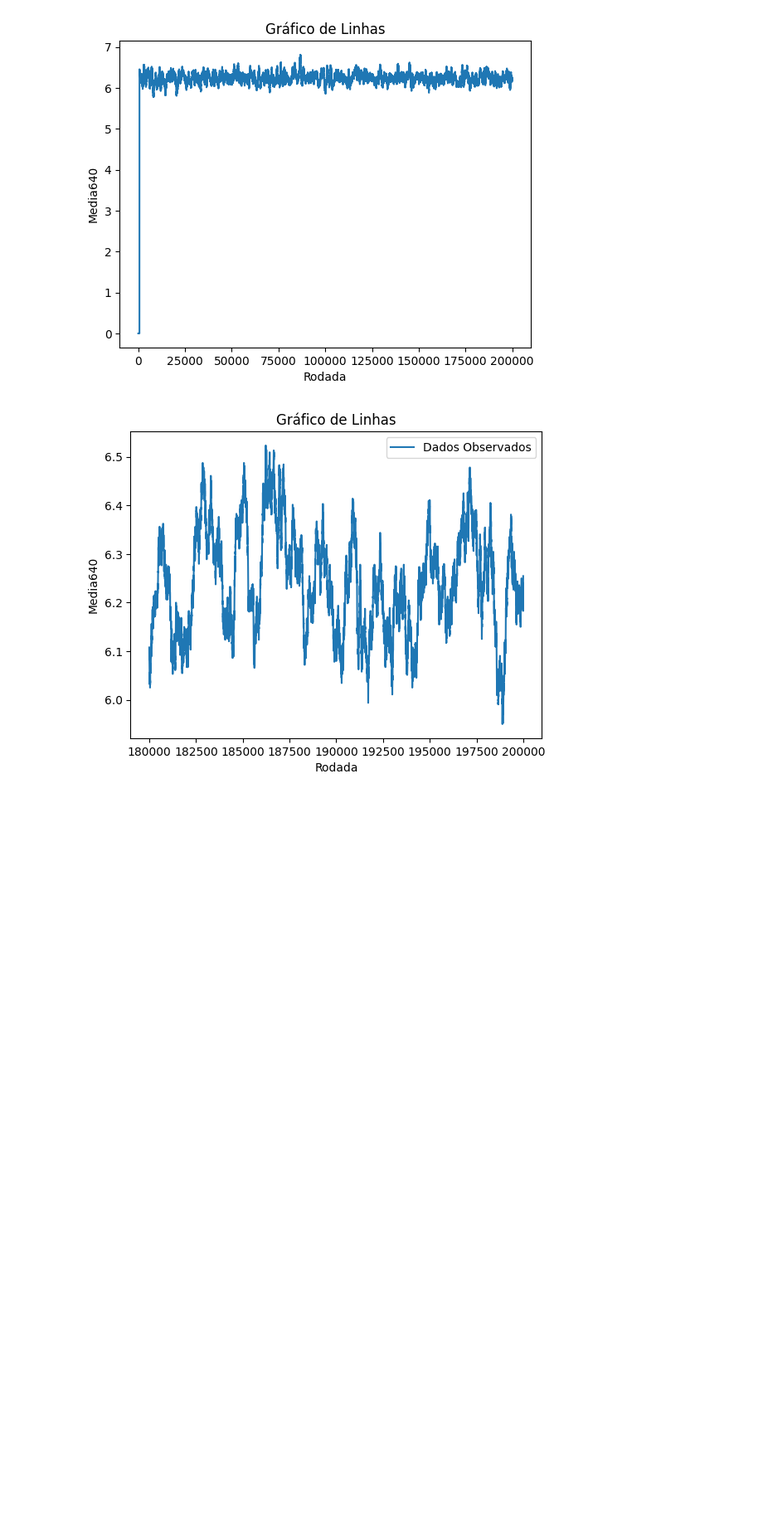
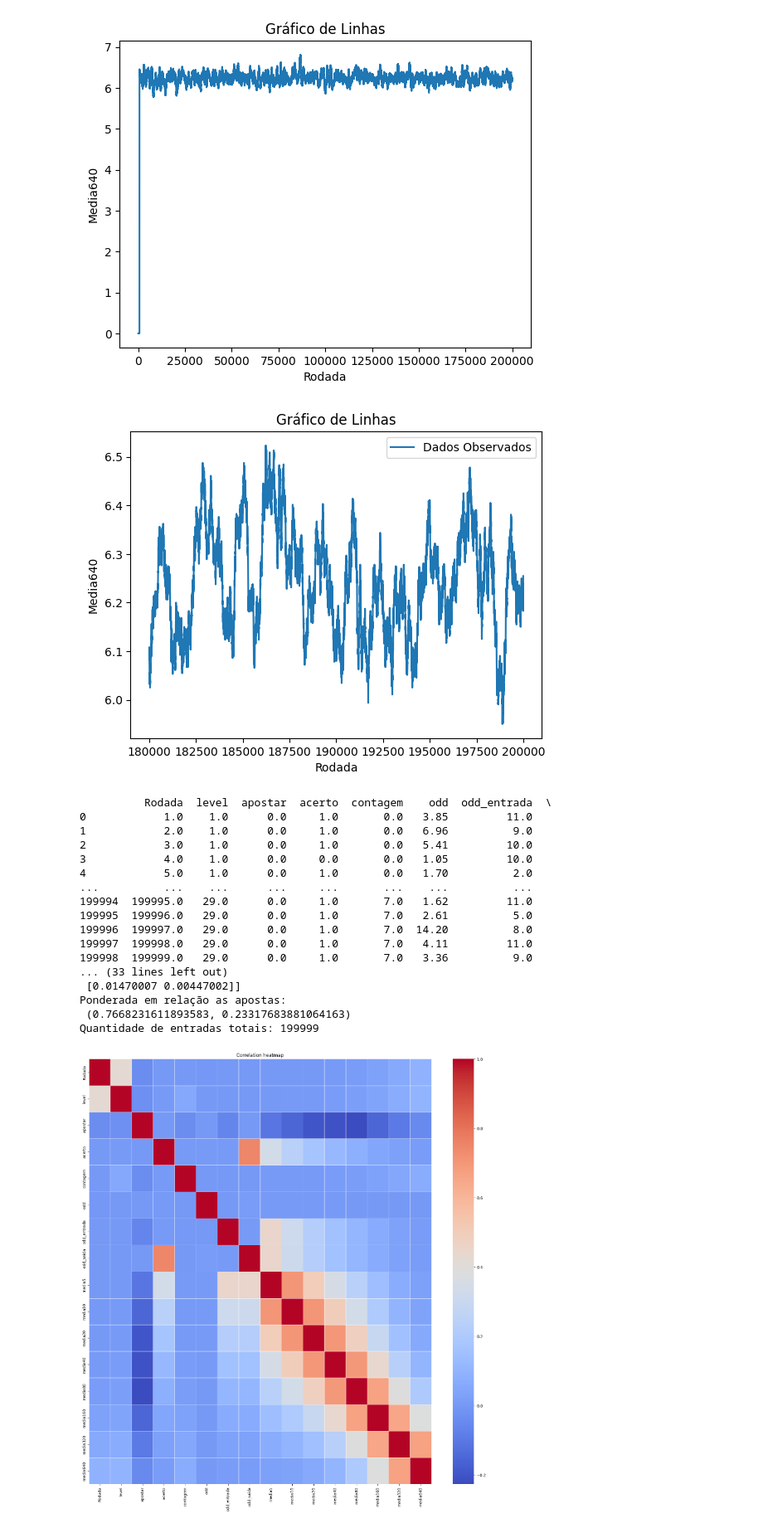
Before and after one commit to oziieljuniior/Out, a Jupyter notebook: Colab_Notebooks/Order/exe2_parte1.ipynb, the cells around one changed output. Shown at 83% size. Cells and saved outputs as stored; diff of their text form; code cells hidden in the pictures; blank space fills up the shorter version.

```diff
--- a/Colab_Notebooks/Order/exe2_parte1.ipynb
+++ b/Colab_Notebooks/Order/exe2_parte1.ipynb
@@ -394,3 +394,79 @@ plt.show()
 print(f"Slope: {slope}, Intercept: {intercept}, R-value: {r_value}, P-value: {p_value}, Std_err: {std_err}")
 # %% [output]
 [figure]
+# %%
+import pandas as pd
+import numpy as np
+import matplotlib.pyplot as plt
+import seaborn as sns
+
+data = pd.read_csv('/home/darkcover/Documentos/Out/dados/data_final2.csv')
+
+#data = data.drop(columns=['Unnamed: 0'])
+data = data.rename(columns={'Odd_Categoria': 'odd_saida'})
+
+data = data.drop(0).reset_index(drop=True)
+
+
+print(data)
+
+
+i, j, k, l = 0,0,0,0
+for (apostar, acerto) in zip(data['apostar'], data['acerto']):
+    #Não apostar e acertar
+    if apostar == 0 and acerto == 1:
+        i += 1
+    #Não apostar e errar
+    elif apostar == 0 and acerto == 0:
+        j += 1
+    #Apostar e acertar
+    elif apostar == 1 and acerto == 1:
+        k += 1
+    #Apostar e errar
+    elif apostar == 1 and acerto == 0:
+        l += 1
+
+
+
+matriz_confusa = np.array([
+    [i, j],
+    [k, l],
+])
+
+matriz_confusa_ponderada = np.array([
+    [i/199999, j/199999],
+    [k/199999, l/199999],
+])
+soma = i + j + k + l
+apostas = k + l
+acertos = k / apostas
+erros = l / apostas
+print(f'Matriz de Confusão: \n {matriz_confusa}\nMatriz de confusão ponderada: \n {matriz_confusa_ponderada} \nPonderada em relação as apostas:\n {acertos, erros} \nQuantidade de entradas totais: {soma}')
+
+# Calculando a matriz de correlação
+corr_matrix = data.corr()
+
+# Criando o heatmap
+plt.figure(figsize=(20, 20))
+sns.heatmap(corr_matrix, annot=False, cmap="coolwarm", linewidths=.5)
+plt.title('Correlation heatmap')
+plt.show()
+# %% [output]
+          Rodada  level  apostar  acerto  contagem    odd  odd_entrada  \
+0            1.0    1.0      0.0     1.0       0.0   3.85         11.0
+1            2.0    1.0      0.0     1.0       0.0   6.96          9.0
+2            3.0    1.0      0.0     1.0       0.0   5.41         10.0
+3            4.0    1.0      0.0     0.0       0.0   1.05         10.0
+4            5.0    1.0      0.0     1.0       0.0   1.70          2.0
+...          ...    ...      ...     ...       ...    ...          ...
+199994  199995.0   29.0      0.0     1.0       7.0   1.62         11.0
+199995  199996.0   29.0      0.0     1.0       7.0   2.61          5.0
+199996  199997.0   29.0      0.0     1.0       7.0  14.20          8.0
+199997  199998.0   29.0      0.0     1.0       7.0   4.11         11.0
+199998  199999.0   29.0      0.0     1.0       7.0   3.36          9.0
+... (33 lines left out)
+ [0.01470007 0.00447002]]
+Ponderada em relação as apostas:
+ (0.7668231611893583, 0.23317683881064163)
+Quantidade de entradas totais: 199999
+[figure, added]
```
Also changed, not shown: parts of 1 cell of this notebook, 7 other files.
